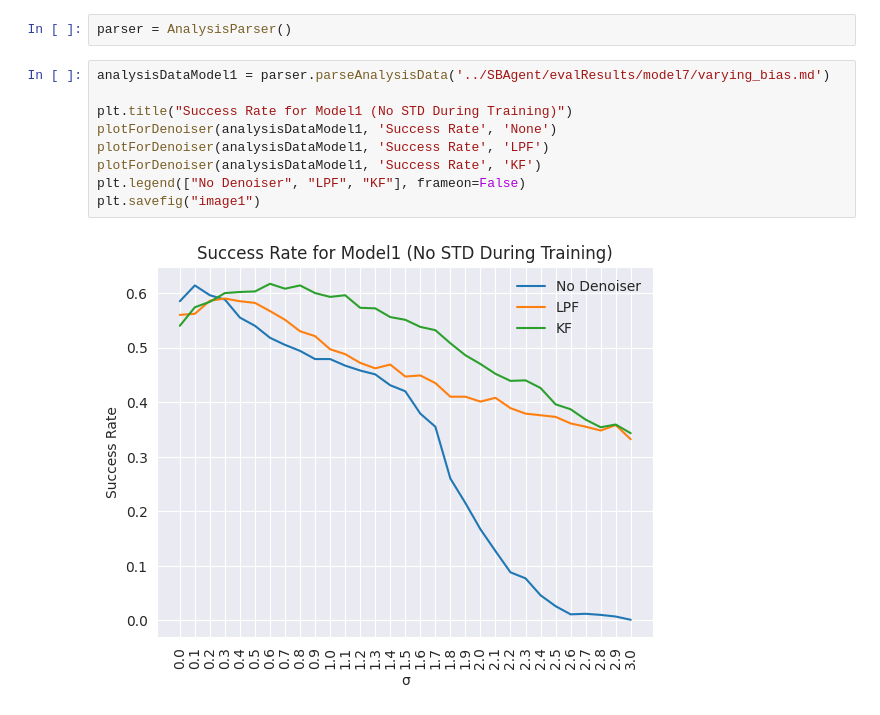
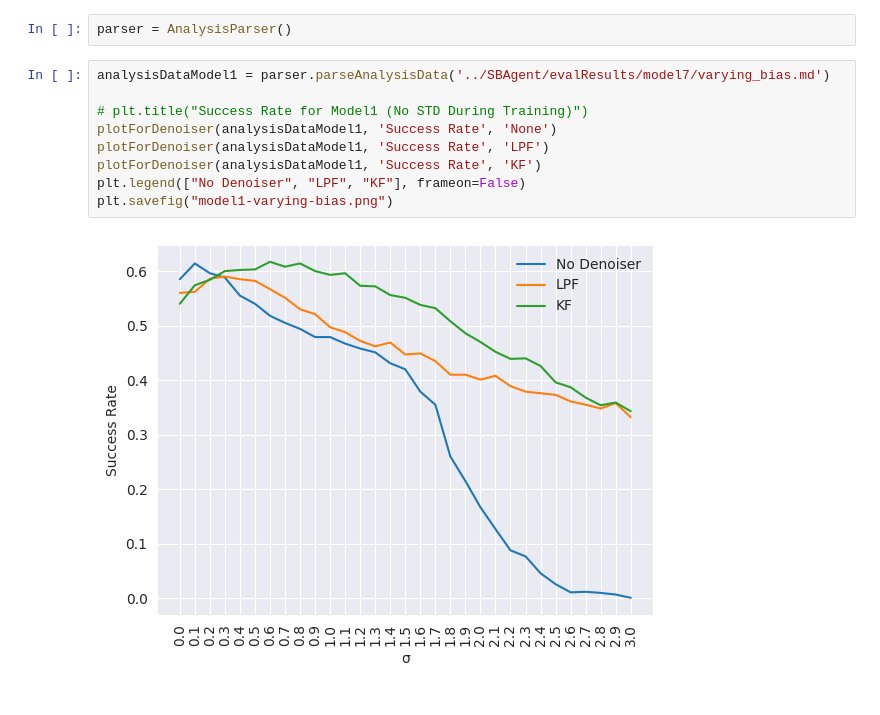
Before and after one commit to thatblueboy/DroneControl, a Jupyter notebook: visualizations/varying_bias.ipynb, the cells around one changed output. Saved outputs shown, nothing was run; the diff lists cells and outputs as text.

Commit message:
plots

```diff
--- a/visualizations/varying_bias.ipynb
+++ b/visualizations/varying_bias.ipynb
@@ -22,14 +22,14 @@ parser = AnalysisParser()
 # %%
 analysisDataModel1 = parser.parseAnalysisData('../SBAgent/evalResults/model7/varying_bias.md')
 
-plt.title("Success Rate for Model1 (No STD During Training)")
+# plt.title("Success Rate for Model1 (No STD During Training)")
 plotForDenoiser(analysisDataModel1, 'Success Rate', 'None')
 plotForDenoiser(analysisDataModel1, 'Success Rate', 'LPF')
 plotForDenoiser(analysisDataModel1, 'Success Rate', 'KF')
 plt.legend(["No Denoiser", "LPF", "KF"], frameon=False)
-plt.savefig("image1")
+plt.savefig("model1-varying-bias.png")
 # %% [output]
-[figure, old version]
+[figure, new version]
 # %%
 analysisDataModel1 = parser.parseAnalysisData('../SBAgent/evalResults/model8/varying_bias.md')
 
```
Also changed, not shown: parts of 2 cells of this notebook, 3 other files.
